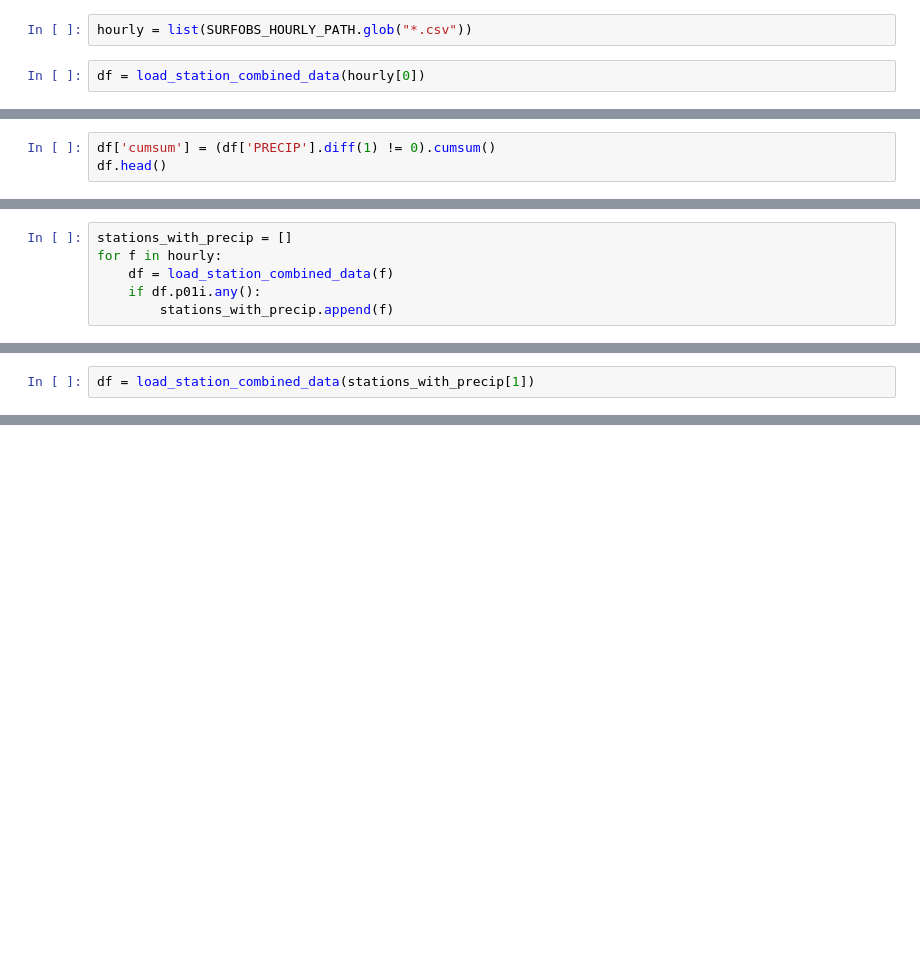
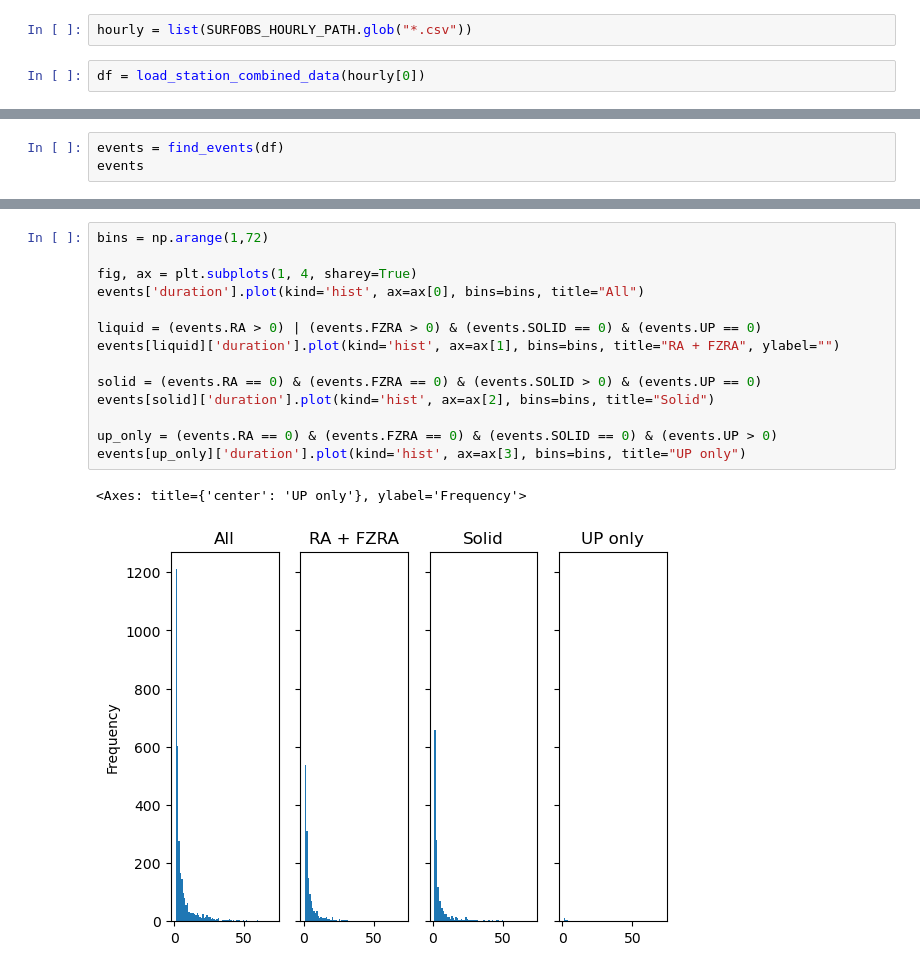
Before and after one commit to andypbarrett/rain_on_snow_database, a Jupyter notebook: notebooks/testing_identify_rain_events.ipynb, the cells around one changed output, grey strips where cells are left out. Saved outputs shown, nothing was run; the diff lists cells and outputs as text; blank space fills up the shorter version.

Commit message:
upadting testing of event identification

```diff
--- a/notebooks/testing_identify_rain_events.ipynb
+++ b/notebooks/testing_identify_rain_events.ipynb
@@ -175,3 +30,0 @@ df['PRECIP'].sum()
-# %%
-df['cumsum'] = (df['PRECIP'].diff(1) != 0).cumsum()
-df.head()
@@ -253,6 +30,0 @@ df['2023-11-01':'2023-11-30']
-# %%
-stations_with_precip = []
-for f in hourly:
-    df = load_station_combined_data(f)
-    if df.p01i.any():
-        stations_with_precip.append(f)
@@ -264,2 +30,0 @@ stations_with_precip[:5]
-# %%
-df = load_station_combined_data(stations_with_precip[1])
@@ -279,0 +38,3 @@ df.p01i.hist(bins=np.arange(0.,df.p01i.max()))
+# %%
+events = find_events(df)
+events
@@ -279,0 +56,17 @@ df.p01i.hist(bins=np.arange(0.,df.p01i.max()))
+# %%
+bins = np.arange(1,72)
+
+fig, ax = plt.subplots(1, 4, sharey=True)
+events['duration'].plot(kind='hist', ax=ax[0], bins=bins, title="All")
+
+liquid = (events.RA > 0) | (events.FZRA > 0) & (events.SOLID == 0) & (events.UP == 0)
+events[liquid]['duration'].plot(kind='hist', ax=ax[1], bins=bins, title="RA + FZRA", ylabel="")
+
+solid = (events.RA == 0) & (events.FZRA == 0) & (events.SOLID > 0) & (events.UP == 0)
+events[solid]['duration'].plot(kind='hist', ax=ax[2], bins=bins, title="Solid")
+
+up_only = (events.RA == 0) & (events.FZRA == 0) & (events.SOLID == 0) & (events.UP > 0)
+events[up_only]['duration'].plot(kind='hist', ax=ax[3], bins=bins, title="UP only")
+# %% [output]
+<Axes: title={'center': 'UP only'}, ylabel='Frequency'>
+[figure, added]
```
Also changed, not shown: parts of 66 cells of this notebook.
